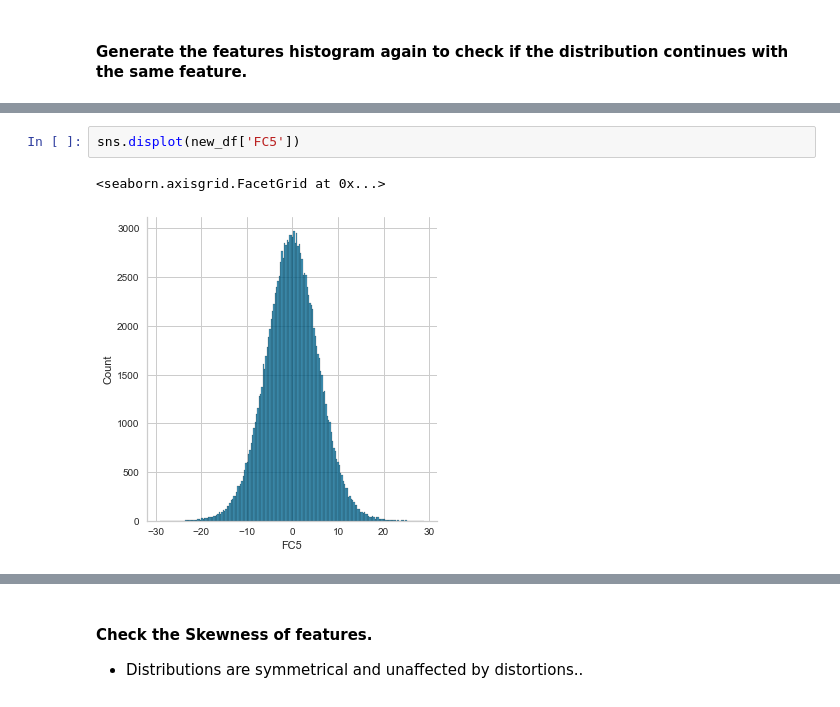
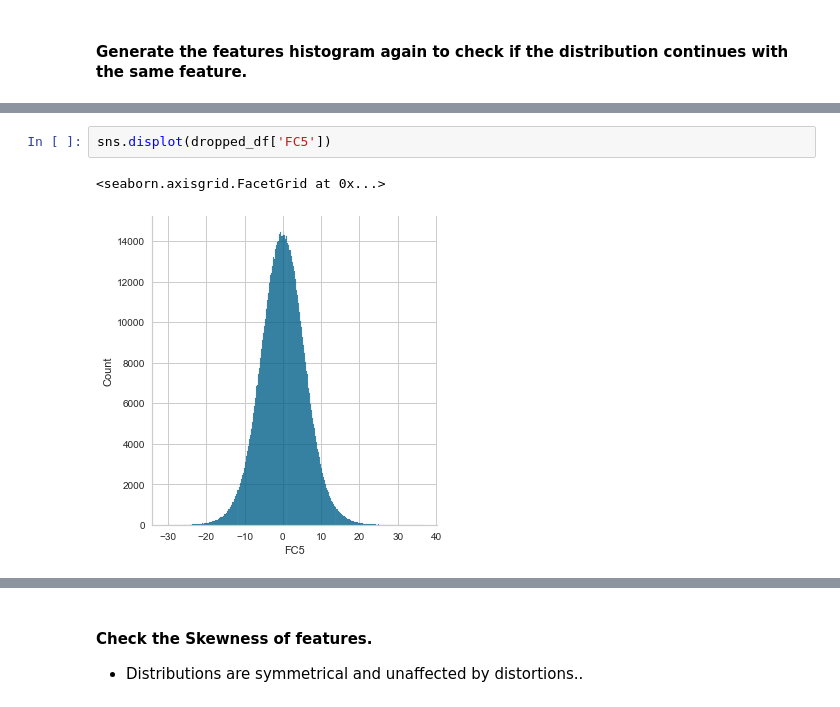
Before and after one commit to rodrigoalexandre/sam-stress-multilayerperceptron-sklearn, a Jupyter notebook: source/preprocess-sam-dataset-under.ipynb, the cells around one changed output, grey strips where cells are left out. Cells and saved outputs as stored; diff of their text form.

```diff
--- a/source/preprocess-sam-dataset-under.ipynb
+++ b/source/preprocess-sam-dataset-under.ipynb
@@ -537,6 +538,6 @@ sns.displot(new_df['FC1'])
 # %%
-sns.displot(new_df['FC5'])
+sns.displot(dropped_df['FC5'])
 # %% [output]
 <seaborn.axisgrid.FacetGrid at 0x...>
-[figure, old version]
+[figure, new version]
 # %%
```
Also changed, not shown: parts of 46 cells of this notebook, 1 other file.
